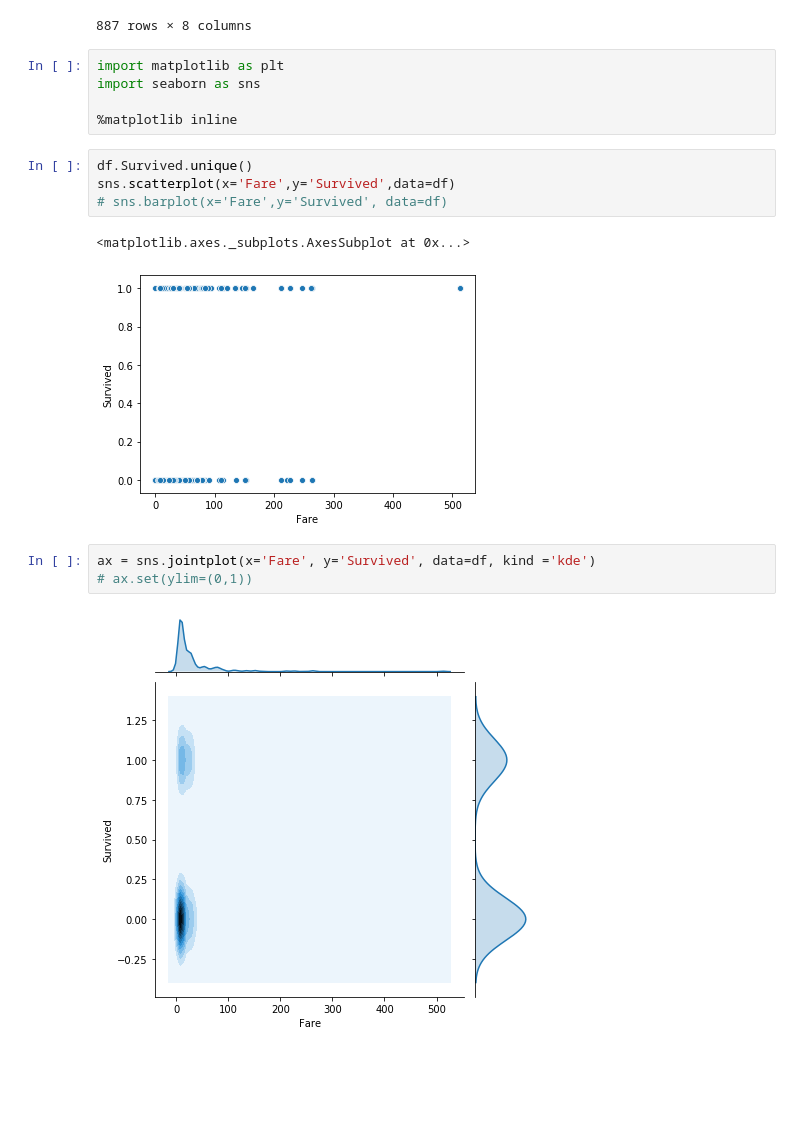
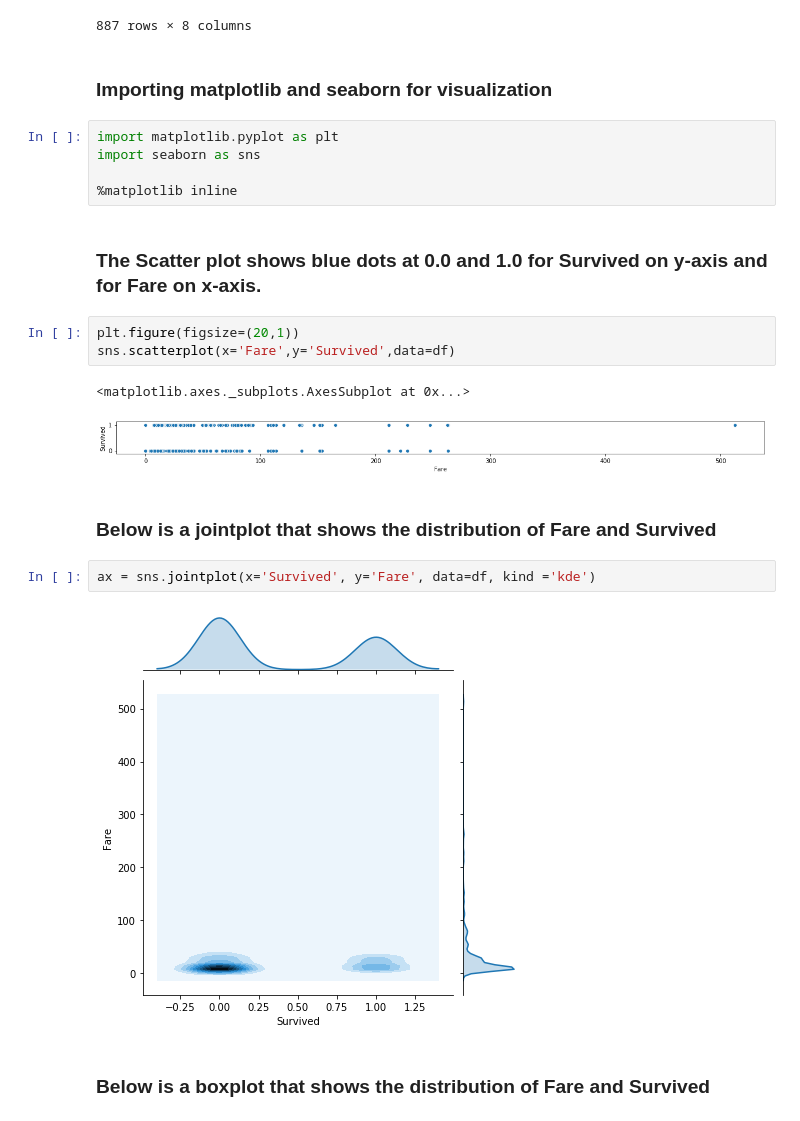
Before and after one commit to USF-CS-663-Spring-2020/lab-02-titanic-mmpatil, a Jupyter notebook: Lab2-Titanic.ipynb, the cells around one changed output. Saved outputs shown, nothing was run; the diff lists cells and outputs as text; blank space fills up the shorter version.

```diff
--- a/Lab2-Titanic.ipynb
+++ b/Lab2-Titanic.ipynb
@@ -24,21 +24,27 @@ df
 | 885 | 1 | 1 | Mr. Karl Howell Behr | male | 26.0 | 0 | 0 | 30.0000 |
 | 886 | 0 | 3 | Mr. Patrick Dooley | male | 32.0 | 0 | 0 | 7.7500 |
 887 rows × 8 columns
+# %% [markdown]
+### Importing matplotlib and seaborn for visualization
 # %%
-import matplotlib as plt
+import matplotlib.pyplot as plt
 import seaborn as sns
 
 %matplotlib inline
+# %% [markdown]
+### The Scatter plot shows blue dots at 0.0 and 1.0 for Survived on y-axis and for Fare on x-axis.
 # %%
-df.Survived.unique()
+plt.figure(figsize=(20,1))
 sns.scatterplot(x='Fare',y='Survived',data=df)
-# sns.barplot(x='Fare',y='Survived', data=df)
 # %% [output]
 <matplotlib.axes._subplots.AxesSubplot at 0x...>
-[figure, old version]
+[figure, new version]
+# %% [markdown]
+### Below is a jointplot that shows the distribution of Fare and Survived
 # %%
-ax = sns.jointplot(x='Fare', y='Survived', data=df, kind ='kde')
-# ax.set(ylim=(0,1))
+ax = sns.jointplot(x='Survived', y='Fare', data=df, kind ='kde')
 # %% [output]
-[figure, old version]
+[figure, new version]
+# %% [markdown]
+### Below is a boxplot that shows the distribution of Fare and Survived
 # %%
```
Also changed, not shown: parts of 4 cells of this notebook.
